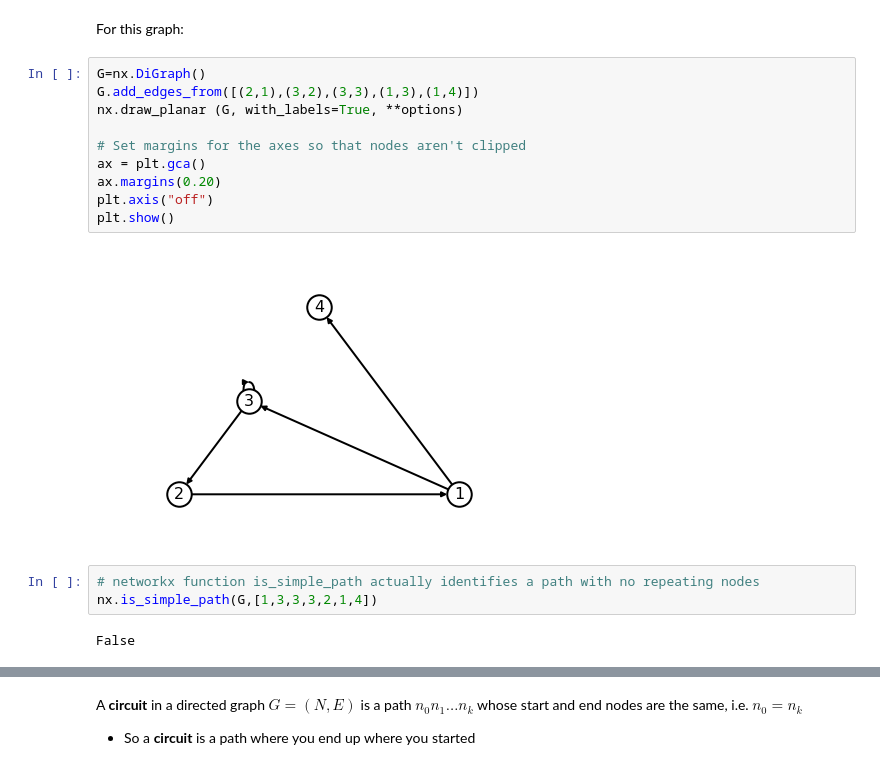
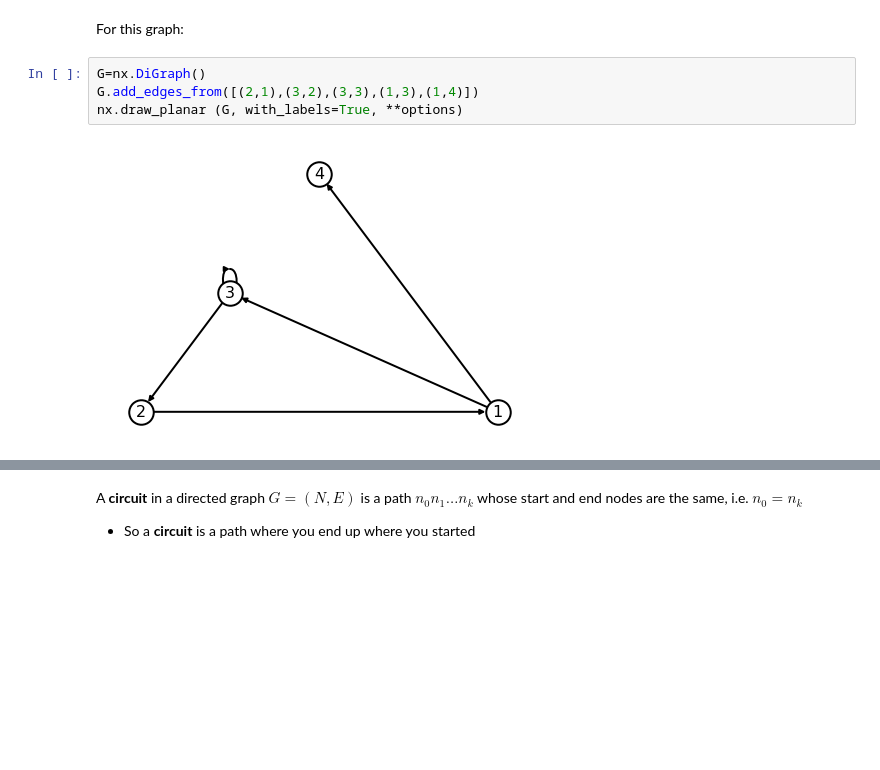
Before and after one commit to SteveR-Ncl/maths-colab-notebooks, a Jupyter notebook: Maths_graphs.ipynb, the cells around one changed output, grey strips where cells are left out. Saved outputs shown, nothing was run; the diff lists cells and outputs as text; blank space fills up the shorter version.

```diff
--- a/Maths_graphs.ipynb
+++ b/Maths_graphs.ipynb
@@ -87,17 +66,6 @@ For this graph:
 # %%
 G=nx.DiGraph()
 G.add_edges_from([(2,1),(3,2),(3,3),(1,3),(1,4)])
 nx.draw_planar (G, with_labels=True, **options)
-
-# Set margins for the axes so that nodes aren't clipped
-ax = plt.gca()
-ax.margins(0.20)
-plt.axis("off")
-plt.show()
 # %% [output]
-[figure, old version]
+[figure, new version]
-# %%
-# networkx function is_simple_path actually identifies a path with no repeating nodes
-nx.is_simple_path(G,[1,3,3,3,2,1,4])
-# %% [output]
-False
```
Also changed, not shown: parts of 16 cells of this notebook.
